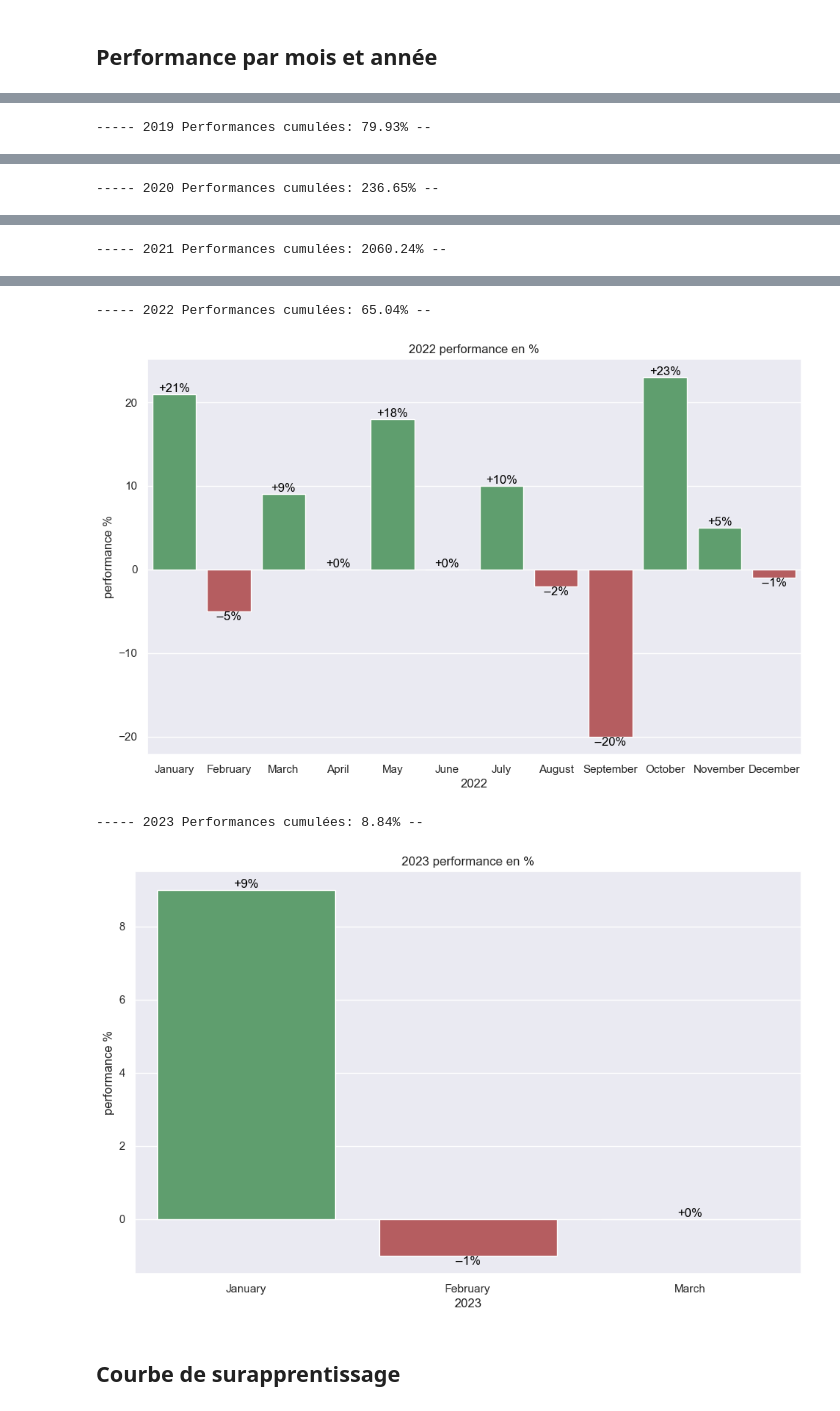
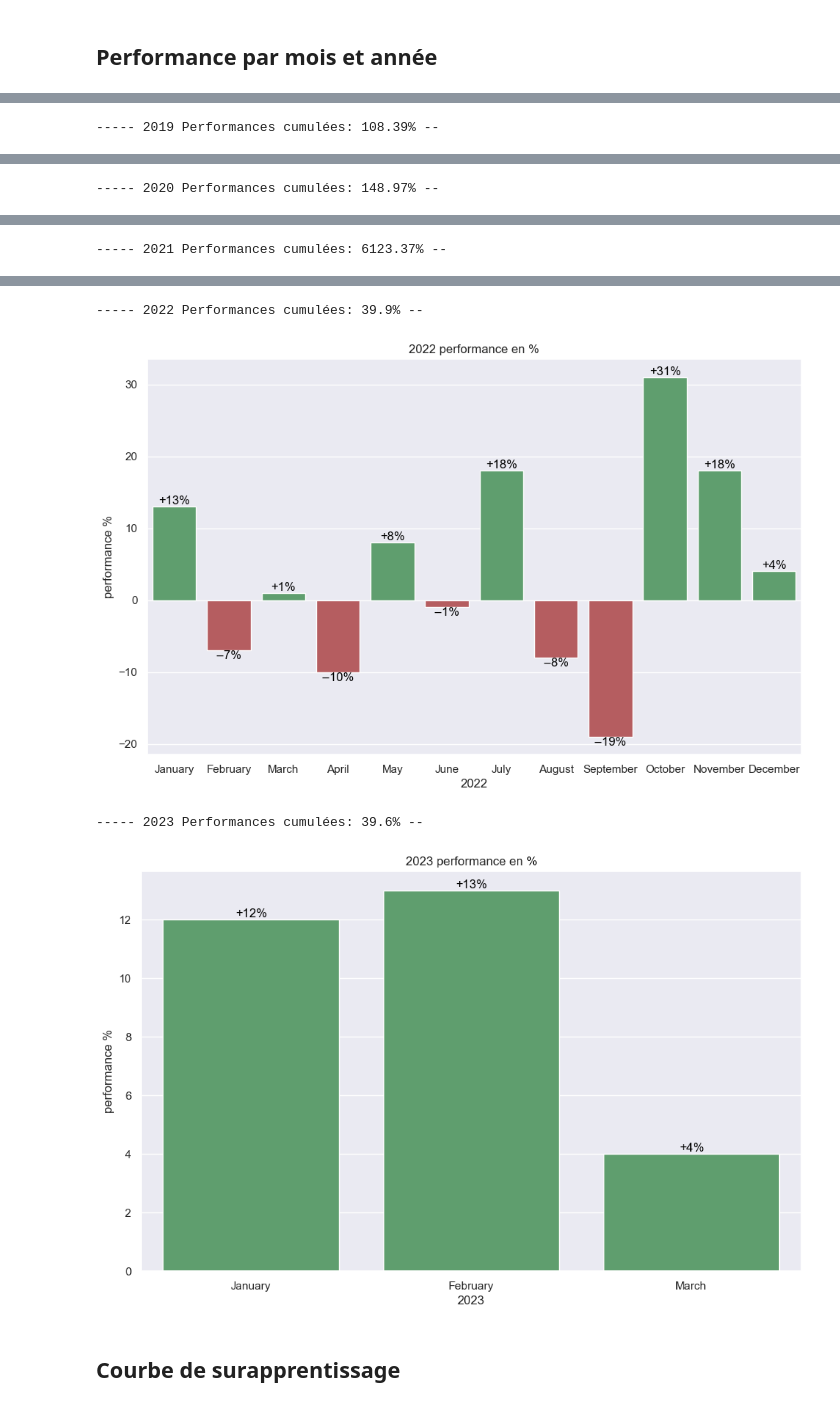
Before and after one commit to jackseg80/cryptoBot_2023, a Jupyter notebook: backtest/multi_division/bollinger_trend_multi.ipynb, the cells around one changed output, grey strips where cells are left out. Saved outputs shown, nothing was run; the diff lists cells and outputs as text; code cells hidden in the pictures.

```diff
--- a/backtest/multi_division/bollinger_trend_multi.ipynb
+++ b/backtest/multi_division/bollinger_trend_multi.ipynb
@@ -72,10 +80,10 @@ Data load 100%
 # %% [markdown]
 <H2>Backtest</H2>
 # %%
-# Paramètres à modifier pour la stratégie
+# Paramètres à modifier pour le backtest
 initial_wallet = 1000
 leverage = 1
-max_var = 1.3
+max_var = 1.2
 maker_fee, taker_fee = 0.00017, 0.00051   #Bitget
 # maker_fee, taker_fee = 0.0003, 0.00012   #Binance
 
@@ -128,5 +136,5 @@ plot_wallet_vs_asset_multi(df_days=df_days.loc[:])
 # %% [markdown]
 <H2>Performance par mois et année</H2>
 # %%
-plot_bar_by_month(df_days=df_days)
+plot_bar_by_month(df_days=df_days.loc[:])
 # %% [output]
@@ -137 +145 @@ plot_bar_by_month(df_days=df_days)
------ 2019 Performances cumulées: 79.93% --
+----- 2019 Performances cumulées: 108.39% --
@@ -139 +147 @@ plot_bar_by_month(df_days=df_days)
------ 2020 Performances cumulées: 236.65% --
+----- 2020 Performances cumulées: 148.97% --
@@ -141 +149 @@ plot_bar_by_month(df_days=df_days)
------ 2021 Performances cumulées: 2060.24% --
+----- 2021 Performances cumulées: 6123.37% --
@@ -143,7 +151,7 @@ plot_bar_by_month(df_days=df_days)
------ 2022 Performances cumulées: 65.04% --
+----- 2022 Performances cumulées: 39.9% --
-[figure, old version]
+[figure, new version]
------ 2023 Performances cumulées: 8.84% --
+----- 2023 Performances cumulées: 39.6% --
-[figure, old version]
+[figure, new version]
 # %% [markdown]
 <H2>Courbe de surapprentissage</H2>
 # %%
```
Also changed, not shown: parts of 6 cells of this notebook, 1 other file.
